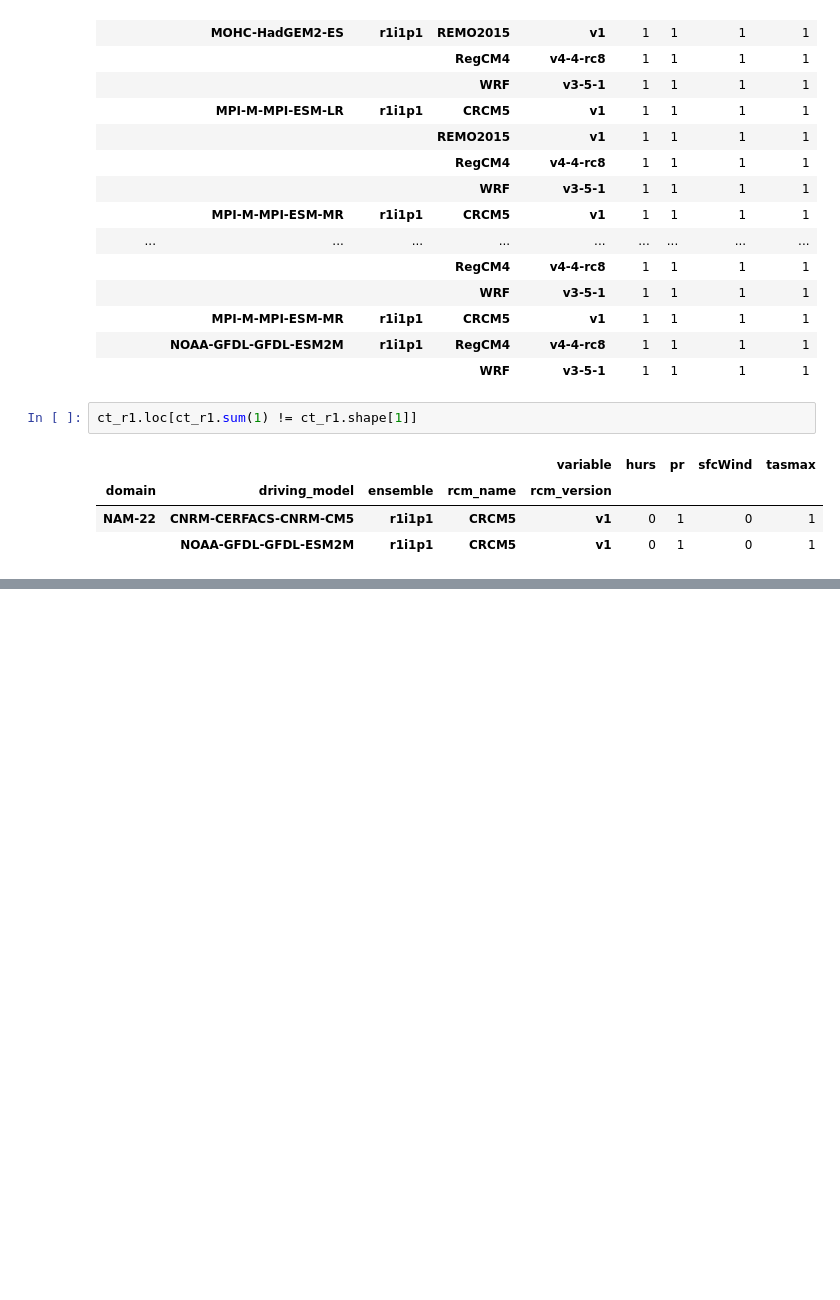
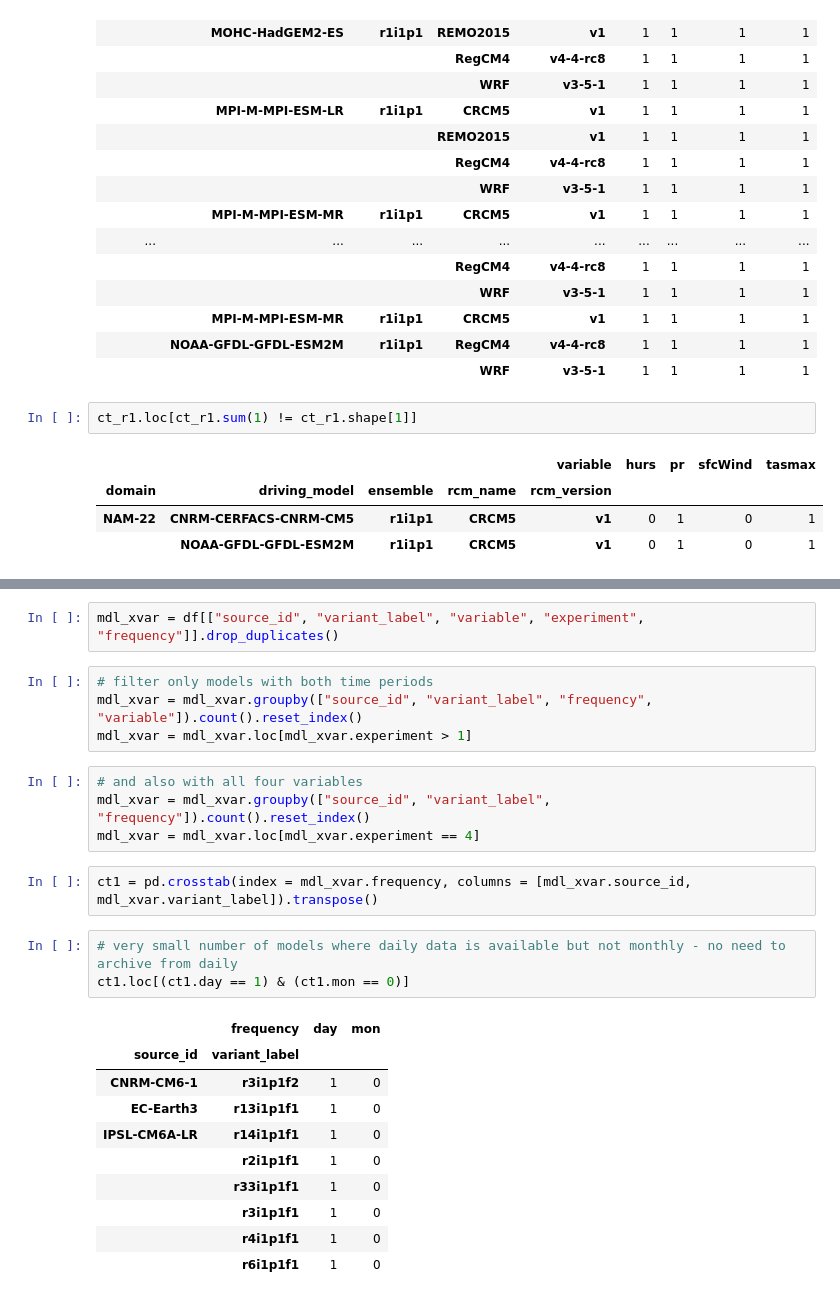
Before and after one commit to clairbarnes/wwa-current, a Jupyter notebook: 10_misc/00_list-models/list-climate-models.ipynb, the cells around one changed output, grey strips where cells are left out. Drawn from its saved outputs; the diff is of its cells as text; blank space fills up the shorter version.

```diff
--- a/10_misc/00_list-models/list-climate-models.ipynb
+++ b/10_misc/00_list-models/list-climate-models.ipynb
@@ -179,0 +195,26 @@ ct_r1.loc[ct_r1.sum(1) != ct_r1.shape[1]]
+# %%
+mdl_xvar = df[["source_id", "variant_label", "variable", "experiment", "frequency"]].drop_duplicates()
+# %%
+# filter only models with both time periods
+mdl_xvar = mdl_xvar.groupby(["source_id", "variant_label", "frequency", "variable"]).count().reset_index()
+mdl_xvar = mdl_xvar.loc[mdl_xvar.experiment > 1]
+# %%
+# and also with all four variables
+mdl_xvar = mdl_xvar.groupby(["source_id", "variant_label", "frequency"]).count().reset_index()
+mdl_xvar = mdl_xvar.loc[mdl_xvar.experiment == 4]
+# %%
+ct1 = pd.crosstab(index = mdl_xvar.frequency, columns = [mdl_xvar.source_id, mdl_xvar.variant_label]).transpose()
+# %%
+# very small number of models where daily data is available but not monthly - no need to archive from daily
+ct1.loc[(ct1.day == 1) & (ct1.mon == 0)]
+# %% [output]
+|  | frequency | day | mon |
+| source_id | variant_label |  |  |
+| CNRM-CM6-1 | r3i1p1f2 | 1 | 0 |
+| EC-Earth3 | r13i1p1f1 | 1 | 0 |
+| IPSL-CM6A-LR | r14i1p1f1 | 1 | 0 |
+|  | r2i1p1f1 | 1 | 0 |
+|  | r33i1p1f1 | 1 | 0 |
+|  | r3i1p1f1 | 1 | 0 |
+|  | r4i1p1f1 | 1 | 0 |
+|  | r6i1p1f1 | 1 | 0 |
```
Also changed, not shown: parts of 6 cells of this notebook, 5 other files.
